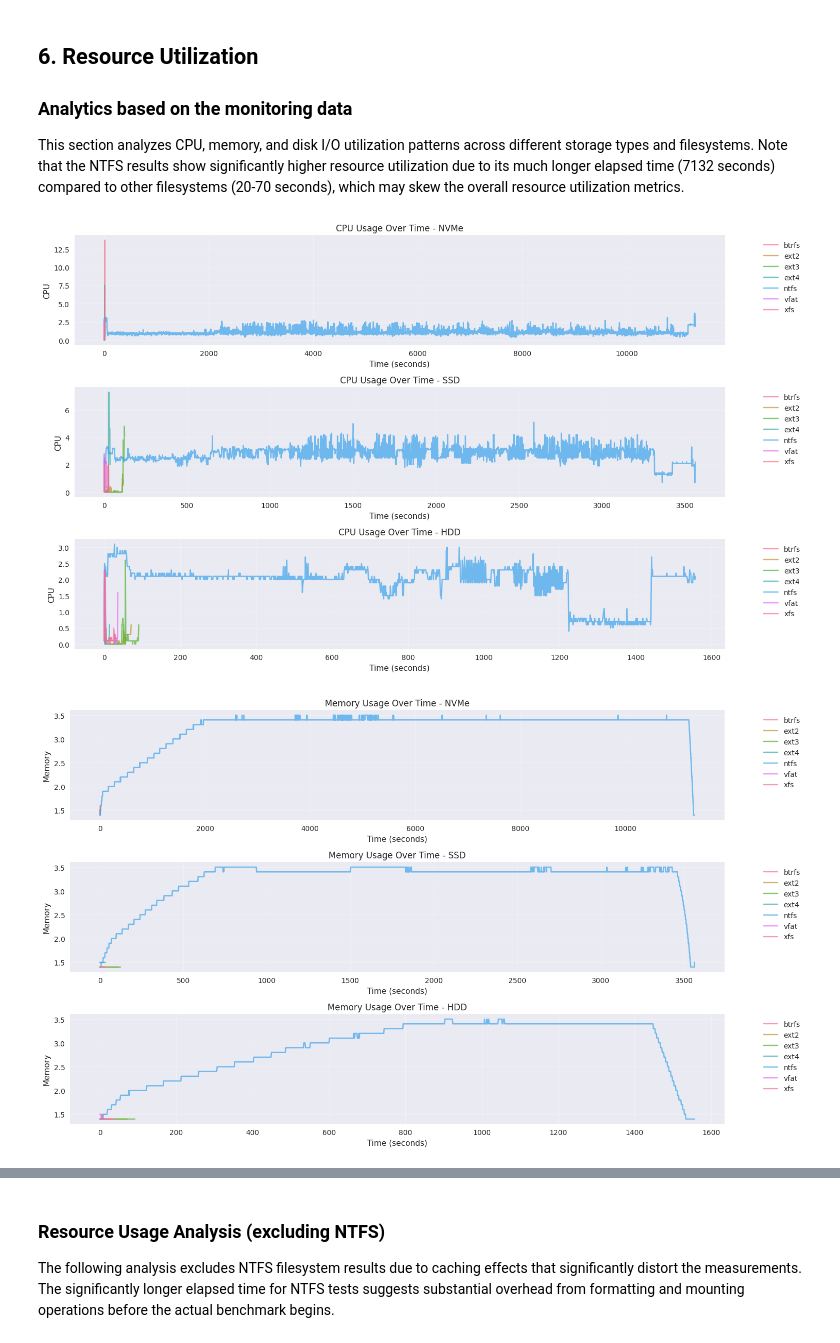
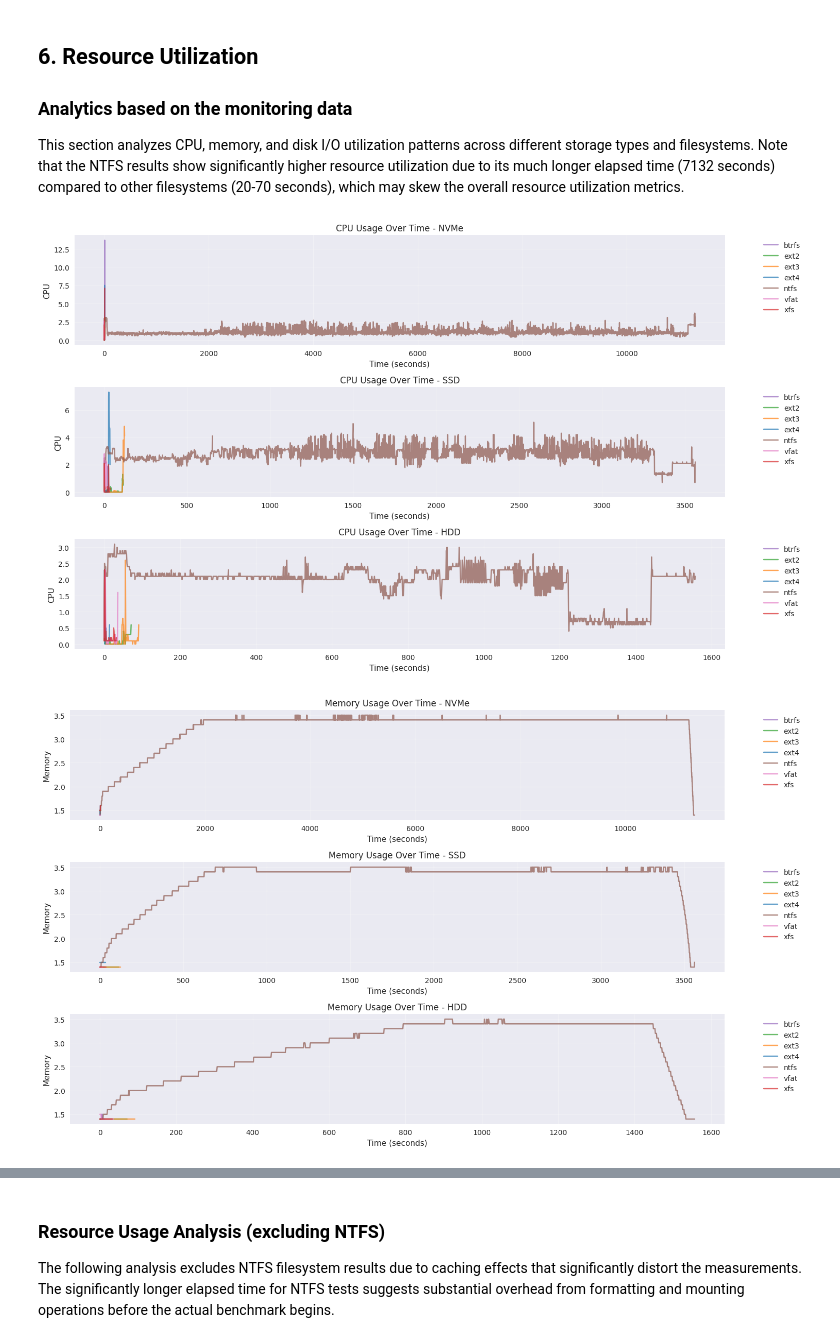
Before and after one commit to shahabafshar/LucidBench, a Jupyter notebook: analysis/benchmark_analysis_concise.ipynb, the cells around one changed output, grey strips where cells are left out. Cells and saved outputs as stored; diff of their text form; code cells hidden in the pictures.

```diff
--- a/analysis/benchmark_analysis_concise.ipynb
+++ b/analysis/benchmark_analysis_concise.ipynb
@@ -348,6 +348,7 @@ def plot_resource_trends(df, metric, title):
                 stats['timestamp'] = pd.to_datetime(stats['timestamp'])
                 ax.plot(range(len(stats)), stats[metric],
                         label=filesystem,
+                        color=fs_colors[filesystem],
                         alpha=0.7)
 
         ax.set_title(f'{title} Usage Over Time - {storage_type}')
@@ -384,6 +385,7 @@ def plot_io_throughput(df):
 
                 ax.plot(range(len(stats)), stats['io_throughput'],
                         label=filesystem,
+                        color=fs_colors[filesystem],
                         alpha=0.7)
 
         ax.set_title(f'Disk I/O Throughput Over Time - {storage_type}')
@@ -399,32 +401,32 @@ def plot_io_throughput(df):
 plot_resource_trends(df, 'cpu_percent', 'CPU')
 
 # Plot Memory Usage
 plot_resource_trends(df, 'memory_percent', 'Memory')
 
 # Plot Disk I/O Throughput
 plot_io_throughput(df)
 
 # Resource usage summary statistics
 resource_summary = pd.DataFrame()
 for (storage_type, filesystem), group in df.groupby(['storage_type', 'filesystem']):
     if 'monitor_data' in group.iloc[0] and 'stats' in group.iloc[0]['monitor_data']:
         stats = pd.DataFrame(group.iloc[0]['monitor_data']['stats'])
         # Convert timestamp strings to datetime objects
         stats['timestamp'] = pd.to_datetime(stats['timestamp'])
         summary = {
             'Storage Type': storage_type,
             'Filesystem': filesystem,
             'Avg CPU %': stats['cpu_percent'].mean(),
             'Max CPU %': stats['cpu_percent'].max(),
             'Avg Memory %': stats['memory_percent'].mean(),
             'Max Memory %': stats['memory_percent'].max(),
             'Total Read (GB)': stats['disk_read_bytes'].max() / 1024**3,
             'Total Write (GB)': stats['disk_write_bytes'].max() / 1024**3,
             'Elapsed Time (s)': (stats['timestamp'].max() - stats['timestamp'].min()).total_seconds()
         }
         resource_summary = pd.concat([resource_summary, pd.DataFrame([summary])], ignore_index=True)
 
 display(resource_summary)
 # %% [output]
-[figure, old version]
+[figure, new version]
-[figure, old version]
+[figure, new version]
```
Also changed, not shown: parts of 2 cells of this notebook.
